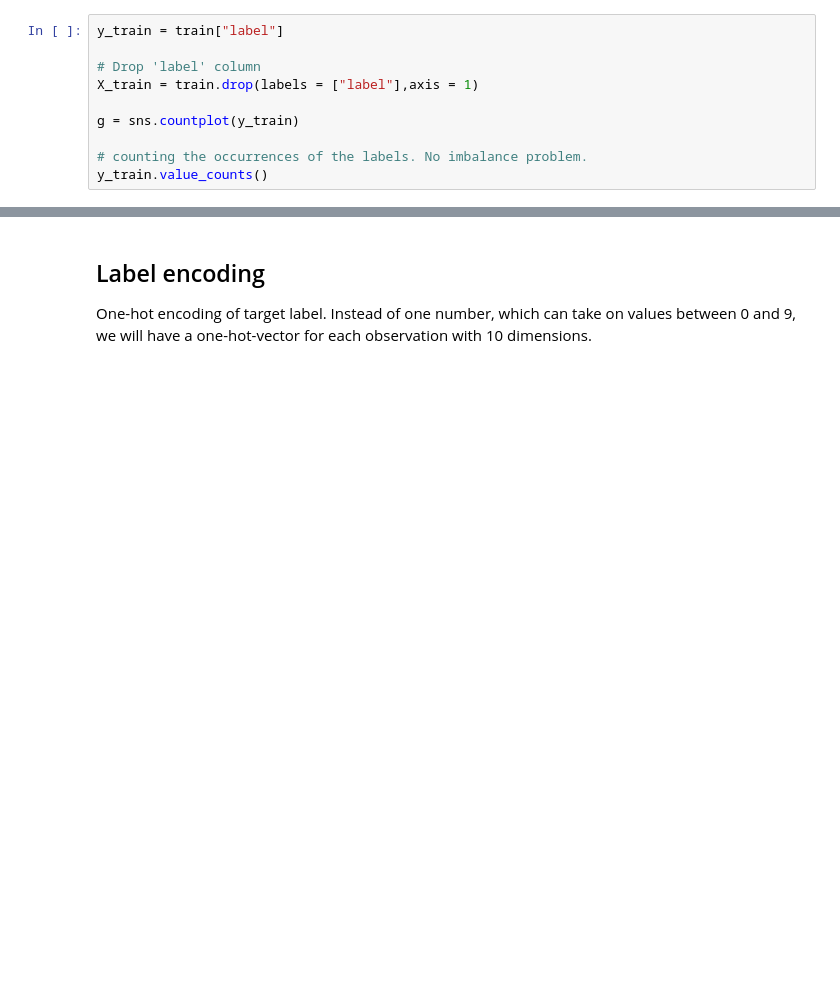
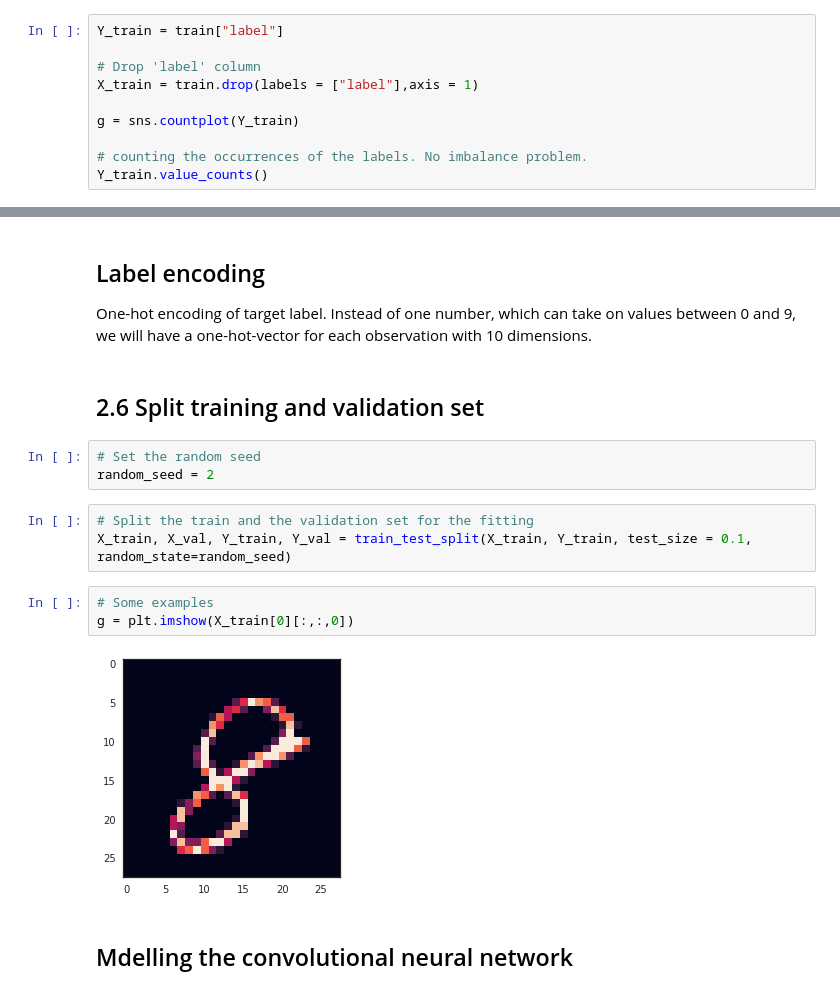
Before and after one commit to Nickfis/digit_recognizer, a Jupyter notebook: digit_recognizer.ipynb, the cells around one changed output, grey strips where cells are left out. Cells and saved outputs as stored; diff of their text form; blank space fills up the shorter version.

```diff
--- a/digit_recognizer.ipynb
+++ b/digit_recognizer.ipynb
@@ -50,15 +52,15 @@ train.head()
 | 4 | 0 | 0 | 0 | 0 | 0 | 0 | 0 | 0 | 0 | 0 | ... | ... |
 5 rows × 785 columns
 # %%
-y_train = train["label"]
+Y_train = train["label"]
 
 # Drop 'label' column
 X_train = train.drop(labels = ["label"],axis = 1)
 
-g = sns.countplot(y_train)
+g = sns.countplot(Y_train)
 
 # counting the occurrences of the labels. No imbalance problem.
-y_train.value_counts()
+Y_train.value_counts()
 # %% [output]
 1    4684
 7    4401
@@ -109,3 +111,18 @@ test = test.values.reshape(-1,28,28,1)
 # %% [markdown]
 ## Label encoding
 One-hot encoding of target label. Instead of one number, which can take on values between 0 and 9, we will have a one-hot-vector for each observation with 10 dimensions.
+# %% [markdown]
+## 2.6 Split training and validation set
+# %%
+# Set the random seed
+random_seed = 2
+# %%
+# Split the train and the validation set for the fitting
+X_train, X_val, Y_train, Y_val = train_test_split(X_train, Y_train, test_size = 0.1, random_state=random_seed)
+# %%
+# Some examples
+g = plt.imshow(X_train[0][:,:,0])
+# %% [output]
+[figure, added]
+# %% [markdown]
+## Mdelling the convolutional neural network
```
Also changed, not shown: parts of 9 cells of this notebook, 1 other file.
